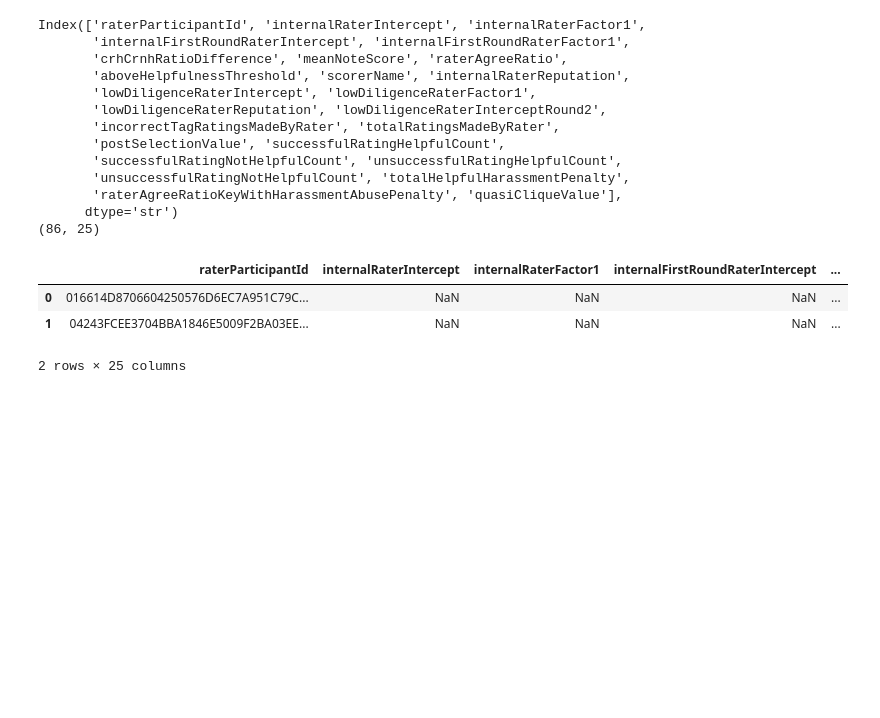
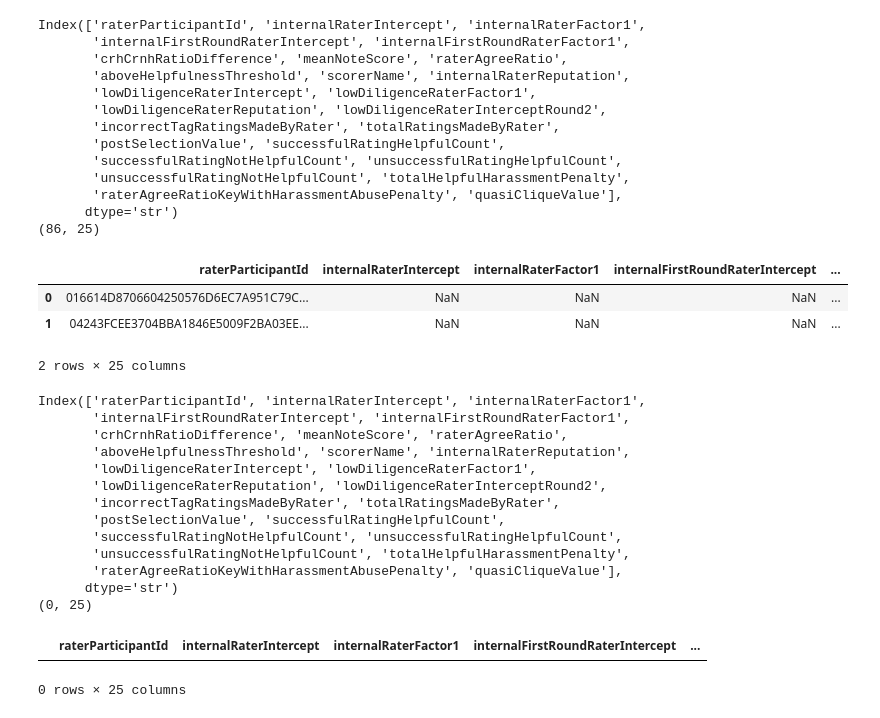
Before and after one commit to qiaoyc2/494-algo-representations, a Jupyter notebook: task2.ipynb, the cells around one changed output. Saved outputs shown, nothing was run; the diff lists cells and outputs as text; code cells hidden in the pictures; blank space fills up the shorter version.

Commit message:
add the pre score output before final scoring run

```diff
--- a/task2.ipynb
+++ b/task2.ipynb
@@ -532,3 +532,25 @@ Index(['raterParticipantId', 'internalRaterIntercept', 'internalRaterFactor1',
 | 0 | 016614D8706604250576D6EC7A951C79C... | NaN | NaN | NaN | ... |
 | 1 | 04243FCEE3704BBA1846E5009F2BA03EE... | NaN | NaN | NaN | ... |
 2 rows × 25 columns
+# %%
+# check those pre output
+pre_rater = pd.read_parquet("processed_data\pre_rater_output.parquet")
+print(pre_rater.columns)
+print(pre_rater.shape)
+pre_rater.head(2)
+# %% [output]
+Index(['raterParticipantId', 'internalRaterIntercept', 'internalRaterFactor1',
+       'internalFirstRoundRaterIntercept', 'internalFirstRoundRaterFactor1',
+       'crhCrnhRatioDifference', 'meanNoteScore', 'raterAgreeRatio',
+       'aboveHelpfulnessThreshold', 'scorerName', 'internalRaterReputation',
+       'lowDiligenceRaterIntercept', 'lowDiligenceRaterFactor1',
+       'lowDiligenceRaterReputation', 'lowDiligenceRaterInterceptRound2',
+       'incorrectTagRatingsMadeByRater', 'totalRatingsMadeByRater',
+       'postSelectionValue', 'successfulRatingHelpfulCount',
+       'successfulRatingNotHelpfulCount', 'unsuccessfulRatingHelpfulCount',
+       'unsuccessfulRatingNotHelpfulCount', 'totalHelpfulHarassmentPenalty',
+       'raterAgreeRatioKeyWithHarassmentAbusePenalty', 'quasiCliqueValue'],
+      dtype='str')
+(0, 25)
+|  | raterParticipantId | internalRaterIntercept | internalRaterFactor1 | internalFirstRoundRaterIntercept | ... |
+0 rows × 25 columns
```
Also changed, not shown: parts of 1 cell of this notebook, 50 other files.
